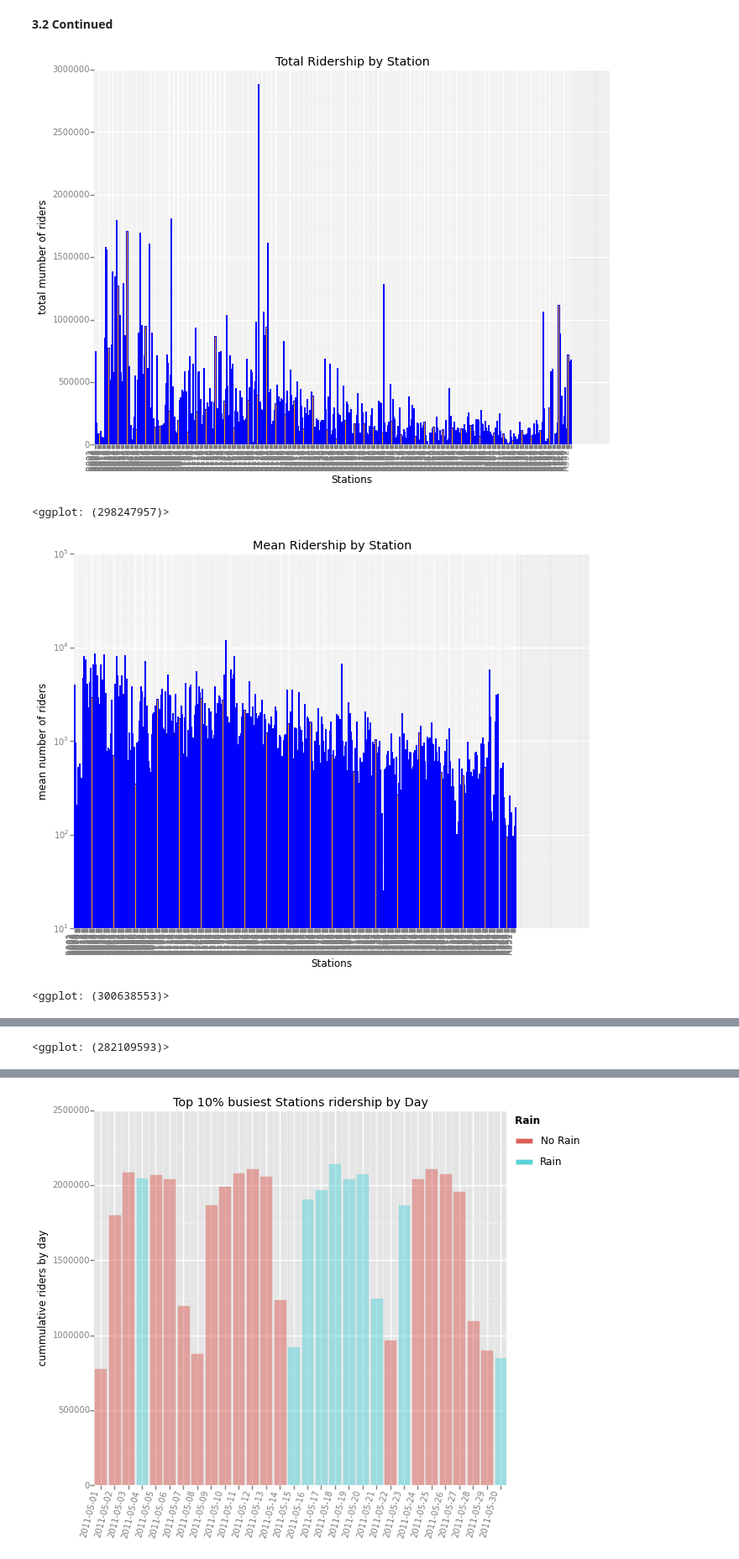
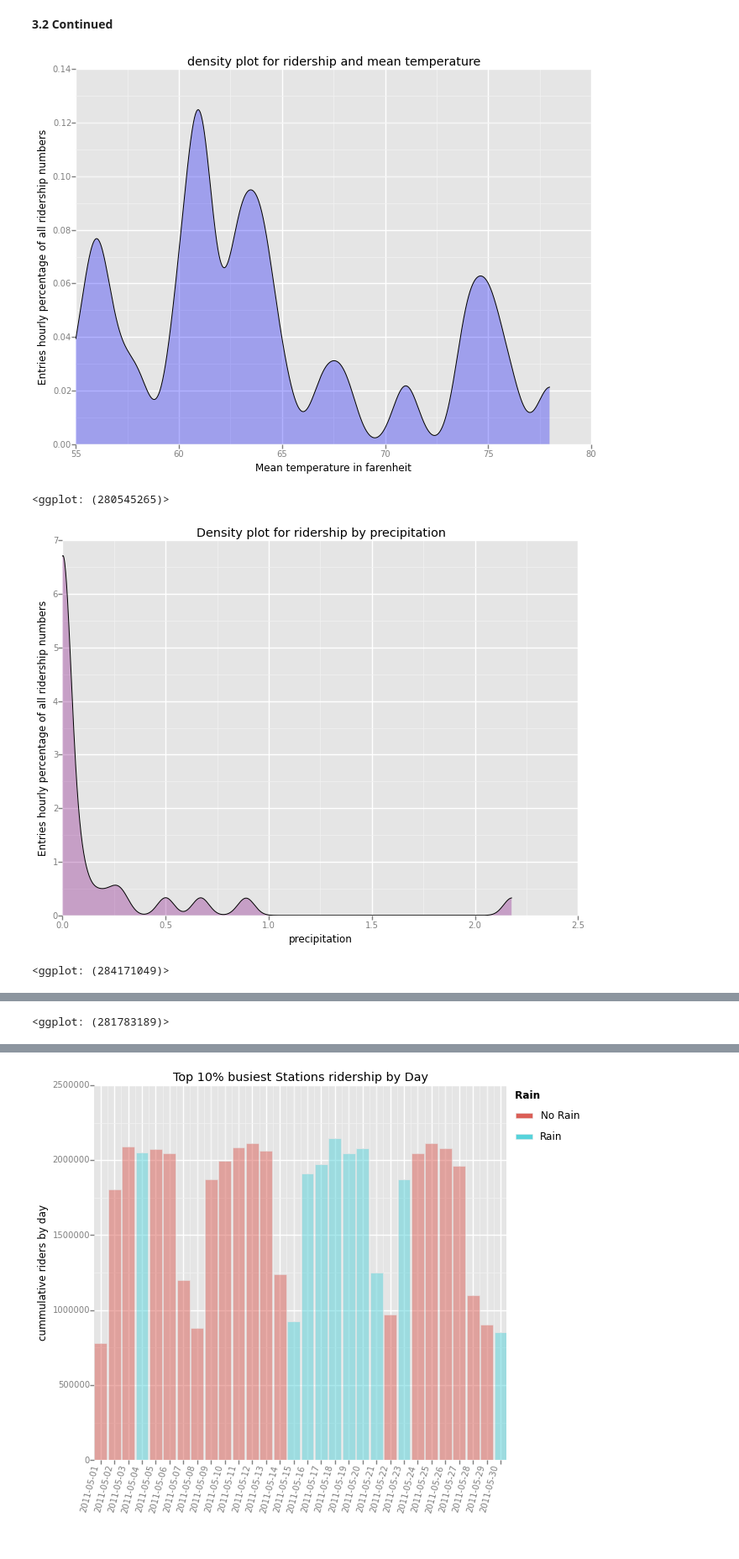
Before and after one commit to Zalefar/Udacity_Data_Analyst_ND, a Jupyter notebook: Project_1/Short-Q&A_Project_1.ipynb, the cells around one changed output, grey strips where cells are left out. Shown at 84% size. Cells and saved outputs as stored; diff of their text form; code cells hidden in the pictures.

```diff
--- a/Project_1/Short-Q&A_Project_1.ipynb
+++ b/Project_1/Short-Q&A_Project_1.ipynb
@@ -212,7 +215,7 @@ def plot_weather_data(turnstile_weather):
         ylab('Total Number of Riders (log10)') + \
         scale_y_log10() + \
         scale_x_continuous(breaks = range(0,24)) + \
-        ggtitle('Number of Riders by time of the day')
+        ggtitle('Number of riders by time of the day')
     print(plot1)
 
     plot2 = ggplot(RiderShip_by_Day,aes(x='Date')) + \
@@ -220,7 +223,7 @@ def plot_weather_data(turnstile_weather):
         xlab('Day of the month') + \
         ylab('Total Number of Riders') + \
         scale_x_discrete(breaks = range(1,31,1), labels = ['Sun-1','Mon-2','Tues-3','Wed-4','Thurs- 5', 'Fri-6','Sat-7','Sun-8','Mon-9','Tues-10','Wed-11','Thurs-12','Fri-13','Sat-14','Sun-15','Mon-16','Tues-17','Wed-18','Thurs-19','Fri-20','Sat-21','Sun-22','Mon-23','Tues-24','Wed-25','Thurs-26','Fri-27','Sat-28','Sun-29','Mon-30']) + \
-        ggtitle('Number of Riders for May 2011 by Day') + \
+        ggtitle('Number of riders for May 2011 by day') + \
         theme(axis_text_x = element_text(angle=80))
     print(plot2)
 
@@ -250,51 +253,51 @@ def plot_weather_data(turnstile_weather):
     '''
     # Not really viable graph, to many 'units', far to cluttered, works for
     # very broad Idea of different ridership numbers between stations
-    plot1 = ggplot(turnstile_weather, aes(x = 'UNIT')) + \
-                geom_histogram(aes(weight = 'ENTRIESn_hourly'), color = 'blue', fill = 'orange') + \
-                theme(axis_text_x=element_text(angle = 90, hjust = 1 )) + \
-                xlab("Stations") + \
-                ylab("total mumber of riders") + \
-                ggtitle("Total Ridership by Station")
-    print(plot1)
+    #plot1 = ggplot(turnstile_weather, aes(x = 'UNIT')) + \
+    #            geom_histogram(aes(weight = 'ENTRIESn_hourly'), color = 'blue', fill = 'orange') + \
+    #            theme(axis_text_x=element_text(angle = 90, hjust = 1 )) + \
+    #            xlab("Stations") + \
+    #            ylab("total mumber of riders") + \
+    #            ggtitle("Total Ridership by Station")
+    #print(plot1)
     # same issue as previous graph
-    plot2 = ggplot(turnstile_weather, aes(x = 'UNIT', y = 'ENTRIESn_hourly')) + \
-                geom_bar(stat = 'summary', color = 'blue', fill = 'orange') + \
-                theme(axis_text_x=element_text(angle = 90, hjust = 1 )) + \
-                xlab("Stations") + \
-                scale_y_log10() + \
-                ylab("mean number of riders") + \
-                ggtitle("Mean Ridership by Station")
-    print(plot2)
+    #plot2 = ggplot(turnstile_weather, aes(x = 'UNIT', y = 'ENTRIESn_hourly')) + \
+    #            geom_bar(stat = 'summary', color = 'blue', fill = 'orange') + \
+    #            theme(axis_text_x=element_text(angle = 90, hjust = 1 )) + \
+    #            xlab("Stations") + \
+    #            scale_y_log10() + \
+    #            ylab("mean number of riders") + \
+    #            ggtitle("Mean Ridership by Station")
+    #print(plot2)
     plot3 = ggplot(turnstile_weather[['meantempi','ENTRIESn_hourly']], aes(x='meantempi')) +\
                 geom_density(fill = "blue" , alpha = .3) + \
                 ggtitle("density plot for ridership and mean temperature") + \
                 xlab("Mean temperature in farenheit") + \
-                ylab("Entries hourly percentage of all Ridership numbers")
+                ylab("Entries hourly percentage of all ridership numbers")
     print(plot3)
     plot4 = ggplot(turnstile_weather[['precipi','ENTRIESn_hourly']], aes(x='precipi')) + \
                 geom_density(fill = 'purple', alpha = .3) + \
                 ggtitle("Density plot for ridership by precipitation") + \
                 xlab("precipitation") + \
-                ylab("Entries hourly percentage of all Ridership numbers")
+                ylab("Entries hourly percentage of all ridership numbers")
     print(plot4)
     plot5 = ggplot(turnstile_weather, aes(x = 'rain', y='ENTRIESn_hourly', width=.6 )) + \
                 geom_bar(stat = "summary",color ='black', fill = 'green', alpha = .7) + \
                 scale_x_continuous(breaks = [0,1], labels = ('no rain','rain')) + \
                 scale_y_continuous(limits = [800,1200], breaks = range(800,1200,50)) + \
                 ggtitle("Mean hourly ridership by presence of rain") + \
                 xlab("") + \
                 ylab("Mean Ridership")
     print(plot5)
 
     return  None
 
 if __name__=="__main__":
     turnstile_weather = pd.read_csv("turnstile_data_master_with_weather.csv")
     turnstile_weather = turnstile_weather.iloc[:,1:len(turnstile_weather.columns)]
     plot_weather_data(turnstile_weather)
 # %% [output]
-[figure, old version]
+[figure, new version]
-<ggplot: (298247957)>
+<ggplot: (280545265)>
-[figure, old version]
+[figure, new version]
-<ggplot: (300638553)>
+<ggplot: (284171049)>
@@ -302 +305 @@ if __name__=="__main__":
-<ggplot: (282109593)>
+<ggplot: (281783189)>
```
Also changed, not shown: parts of 15 cells of this notebook, 1 other file.
